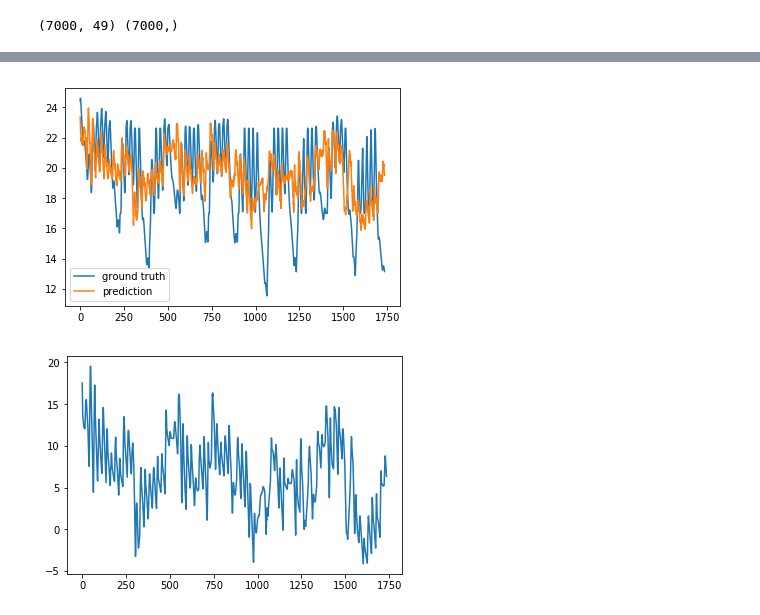
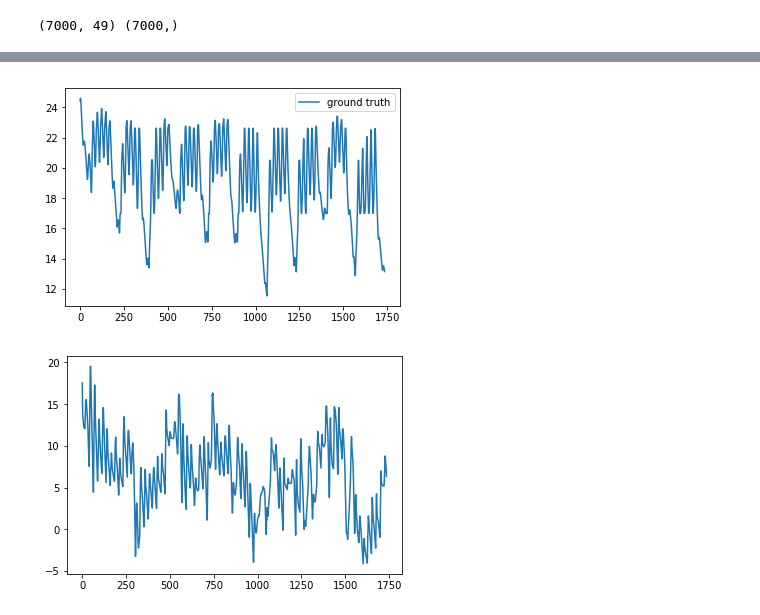
Before and after one commit to adelegi/Challenge_ENS, a Jupyter notebook: X.ipynb, the cells around one changed output, grey strips where cells are left out. Cells and saved outputs as stored; diff of their text form; code cells hidden in the pictures.

```diff
--- a/X.ipynb
+++ b/X.ipynb
@@ -76,11 +104,11 @@ y_hat = neural_net.predict(x_test)
 # %%
 plt.figure()
 plt.plot(y_test, label='ground truth')
-plt.plot(y_hat, label='prediction')
+#plt.plot(y_hat, label='prediction')
 plt.legend()
 plt.show()
 # %% [output]
-[figure, old version]
+[figure, new version]
 # %%
 plt.figure()
 plt.plot(x_test[:, 0])
```
Also changed, not shown: parts of 4 cells of this notebook, 1 other file.
